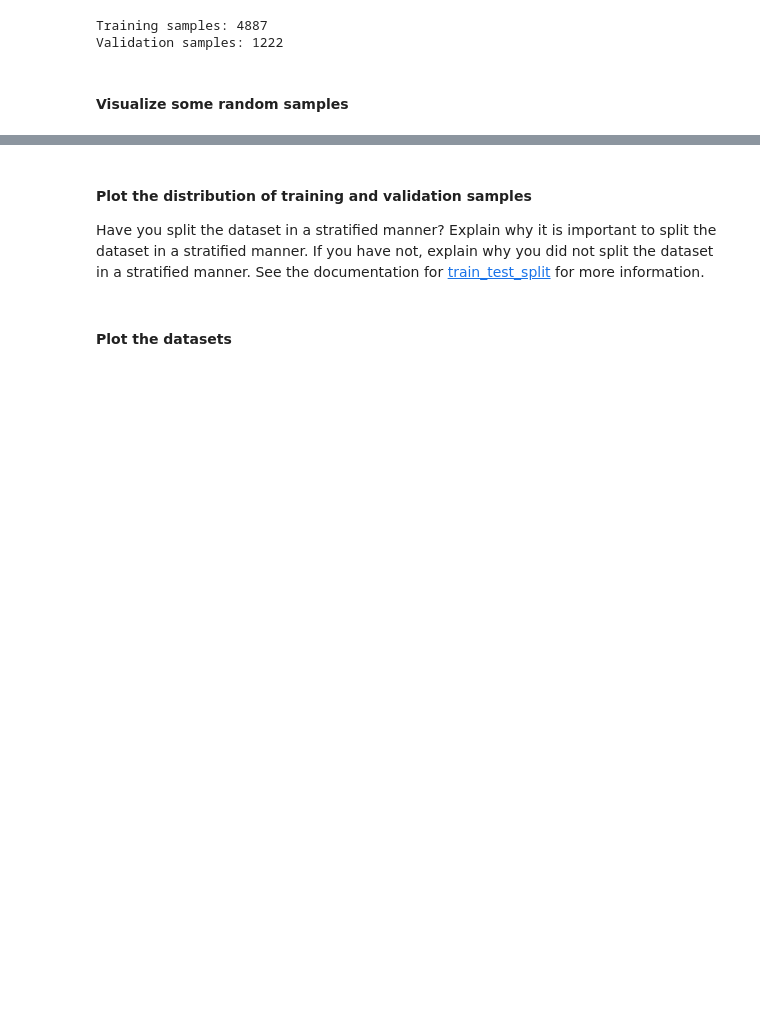
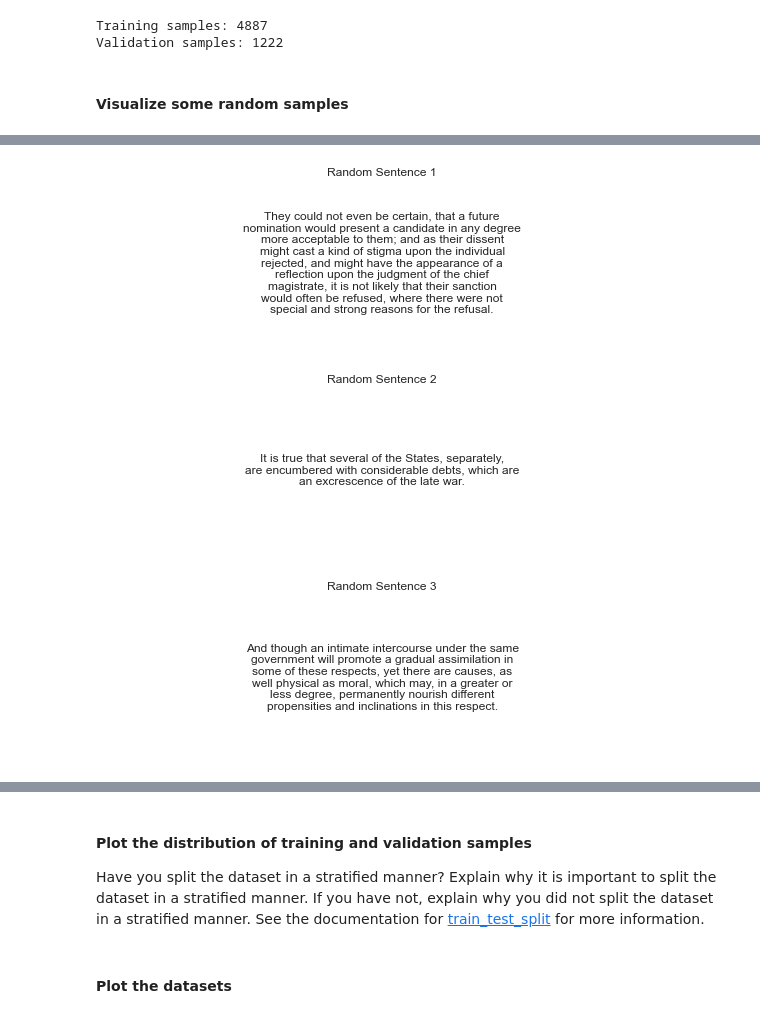
Before and after one commit to rija-masroor/DATA340_Project2, a Jupyter notebook: 02_Author_Prediction_RNN_Model.ipynb, the cells around one changed output, grey strips where cells are left out. Drawn from its saved outputs; the diff is of its cells as text; code cells hidden in the pictures; blank space fills up the shorter version.

Commit message:
text visualization

```diff
--- a/02_Author_Prediction_RNN_Model.ipynb
+++ b/02_Author_Prediction_RNN_Model.ipynb
@@ -245,3 +245,24 @@ Author: Hamilton
+# %%
+import textwrap
+
+# 3 random sentences from the corpus
+random_indices = random.sample(range(len(corpus)), 3)
+random_sentences = corpus.iloc[random_indices]['sentences']
+
+max_chars_per_line = 50
+
+# Plot an empty graph for each sentence
+for i, random_sentence in enumerate(random_sentences):
+    wrapped_sentence = textwrap.fill(random_sentence, max_chars_per_line)
+    plt.figure(figsize=(10, 3))
+    plt.axis('off')
+    plt.text(0.5, 0.5, wrapped_sentence, wrap=True, ha='center', va='center', fontsize=12)
+    plt.title(f'Random Sentence {i+1}')
+    plt.show()
+# %% [output]
+[figure, added]
+[figure, added]
+[figure, added]
 # %%
 from sklearn.decomposition import PCA
 from sklearn.feature_extraction.text import TfidfVectorizer
```
Also changed, not shown: parts of 4 cells of this notebook.
